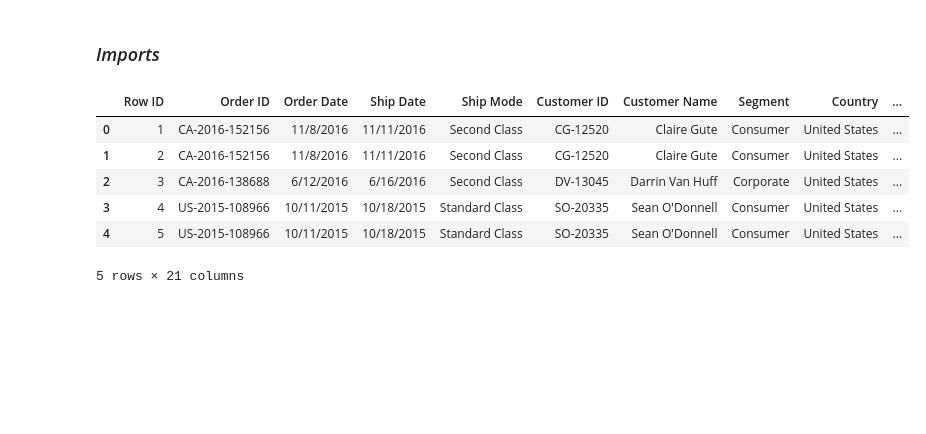
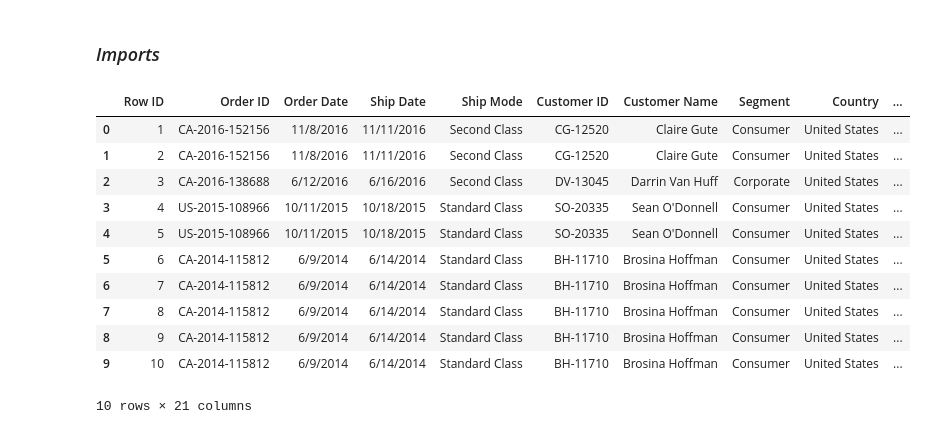
Before and after one commit to Kristinawk/final_project_ETL_Analytics, a Jupyter notebook: notebooks/poc_normalized_data_model.ipynb, the cells around one changed output. Saved outputs shown, nothing was run; the diff lists cells and outputs as text; code cells hidden in the pictures; blank space fills up the shorter version.

```diff
--- a/notebooks/poc_normalized_data_model.ipynb
+++ b/notebooks/poc_normalized_data_model.ipynb
@@ -3,14 +3,21 @@
 # %%
 import pandas as pd
 import numpy as np
+
+pd.set_option('display.max_columns', None)
 # %%
 df = pd.read_csv('../data/Sample - Superstore.csv', encoding='ISO-8859-1')
-df.head()
+df.head(10)
 # %% [output]
 |  | Row ID | Order ID | Order Date | Ship Date | Ship Mode | Customer ID | Customer Name | Segment | Country | ... |
 | 0 | 1 | CA-2016-152156 | 11/8/2016 | 11/11/2016 | Second Class | CG-12520 | Claire Gute | Consumer | United States | ... |
 | 1 | 2 | CA-2016-152156 | 11/8/2016 | 11/11/2016 | Second Class | CG-12520 | Claire Gute | Consumer | United States | ... |
 | 2 | 3 | CA-2016-138688 | 6/12/2016 | 6/16/2016 | Second Class | DV-13045 | Darrin Van Huff | Corporate | United States | ... |
 | 3 | 4 | US-2015-108966 | 10/11/2015 | 10/18/2015 | Standard Class | SO-20335 | Sean O'Donnell | Consumer | United States | ... |
 | 4 | 5 | US-2015-108966 | 10/11/2015 | 10/18/2015 | Standard Class | SO-20335 | Sean O'Donnell | Consumer | United States | ... |
+| 5 | 6 | CA-2014-115812 | 6/9/2014 | 6/14/2014 | Standard Class | BH-11710 | Brosina Hoffman | Consumer | United States | ... |
+| 6 | 7 | CA-2014-115812 | 6/9/2014 | 6/14/2014 | Standard Class | BH-11710 | Brosina Hoffman | Consumer | United States | ... |
+| 7 | 8 | CA-2014-115812 | 6/9/2014 | 6/14/2014 | Standard Class | BH-11710 | Brosina Hoffman | Consumer | United States | ... |
+| 8 | 9 | CA-2014-115812 | 6/9/2014 | 6/14/2014 | Standard Class | BH-11710 | Brosina Hoffman | Consumer | United States | ... |
+| 9 | 10 | CA-2014-115812 | 6/9/2014 | 6/14/2014 | Standard Class | BH-11710 | Brosina Hoffman | Consumer | United States | ... |
-5 rows × 21 columns
+10 rows × 21 columns
```
Also changed, not shown: parts of 19 cells of this notebook, 1 other file.
